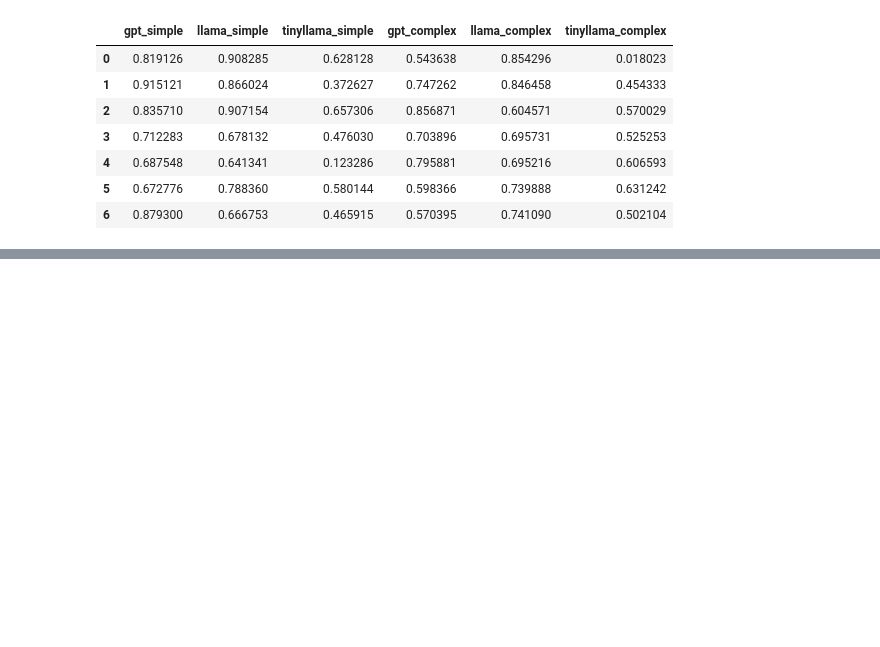
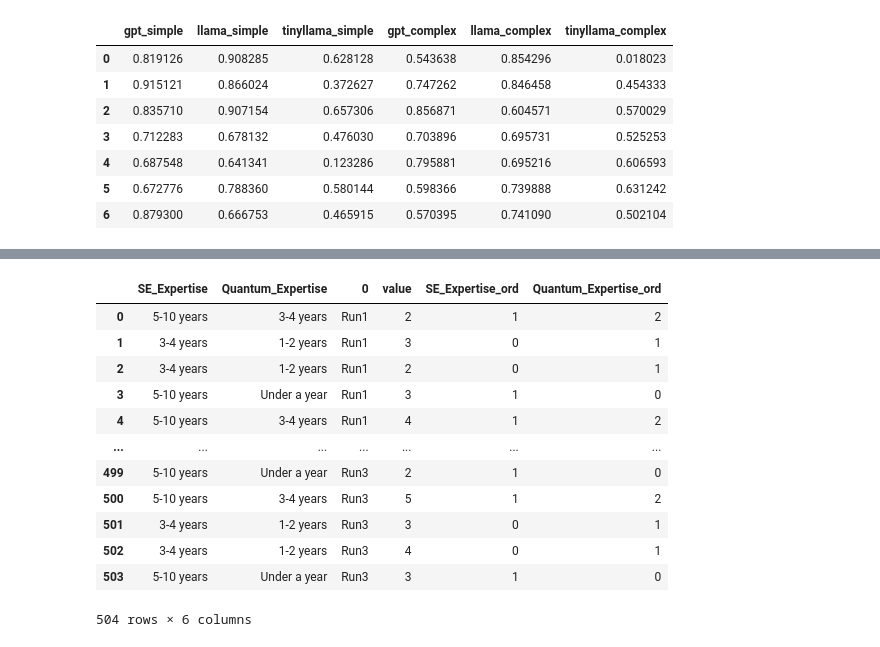
Before and after one commit to giordanoDaloisio/XQuantum, a Jupyter notebook: analysis.ipynb, the cells around one changed output, grey strips where cells are left out. Cells and saved outputs as stored; diff of their text form; code cells hidden in the pictures; blank space fills up the shorter version.

```diff
--- a/analysis.ipynb
+++ b/analysis.ipynb
@@ -925,0 +1034,30 @@ similarity.round(2).to_latex("tables/similarity.tex", float_format="%.2f")
+# %%
+corr_data = res
+corr_data.columns = corr_data.iloc[0]
+corr_data.drop([0, 1, 2], inplace=True)
+corr_data = corr_data.melt(id_vars=["SE_Expertise", "Quantum_Expertise"])
+# %%
+quantum_map = {
+  'Under a year': 0,
+  '1-2 years': 1,
+  '3-4 years': 2,
+}
+corr_data['Quantum_Expertise_ord'] = corr_data['Quantum_Expertise'].map(quantum_map)
+# %%
+corr_data['value'] = corr_data['value'].astype(float)
+# %%
+corr_data
+# %% [output]
+|  | SE_Expertise | Quantum_Expertise | 0 | value | SE_Expertise_ord | Quantum_Expertise_ord |
+| 0 | 5-10 years | 3-4 years | Run1 | 2 | 1 | 2 |
+| 1 | 3-4 years | 1-2 years | Run1 | 3 | 0 | 1 |
+| 2 | 3-4 years | 1-2 years | Run1 | 2 | 0 | 1 |
+| 3 | 5-10 years | Under a year | Run1 | 3 | 1 | 0 |
+| 4 | 5-10 years | 3-4 years | Run1 | 4 | 1 | 2 |
+| ... | ... | ... | ... | ... | ... | ... |
+| 499 | 5-10 years | Under a year | Run3 | 2 | 1 | 0 |
+| 500 | 5-10 years | 3-4 years | Run3 | 5 | 1 | 2 |
+| 501 | 3-4 years | 1-2 years | Run3 | 3 | 0 | 1 |
+| 502 | 3-4 years | 1-2 years | Run3 | 4 | 0 | 1 |
+| 503 | 5-10 years | Under a year | Run3 | 3 | 1 | 0 |
+504 rows × 6 columns
```
Also changed, not shown: parts of 27 cells of this notebook, 4 other files.
